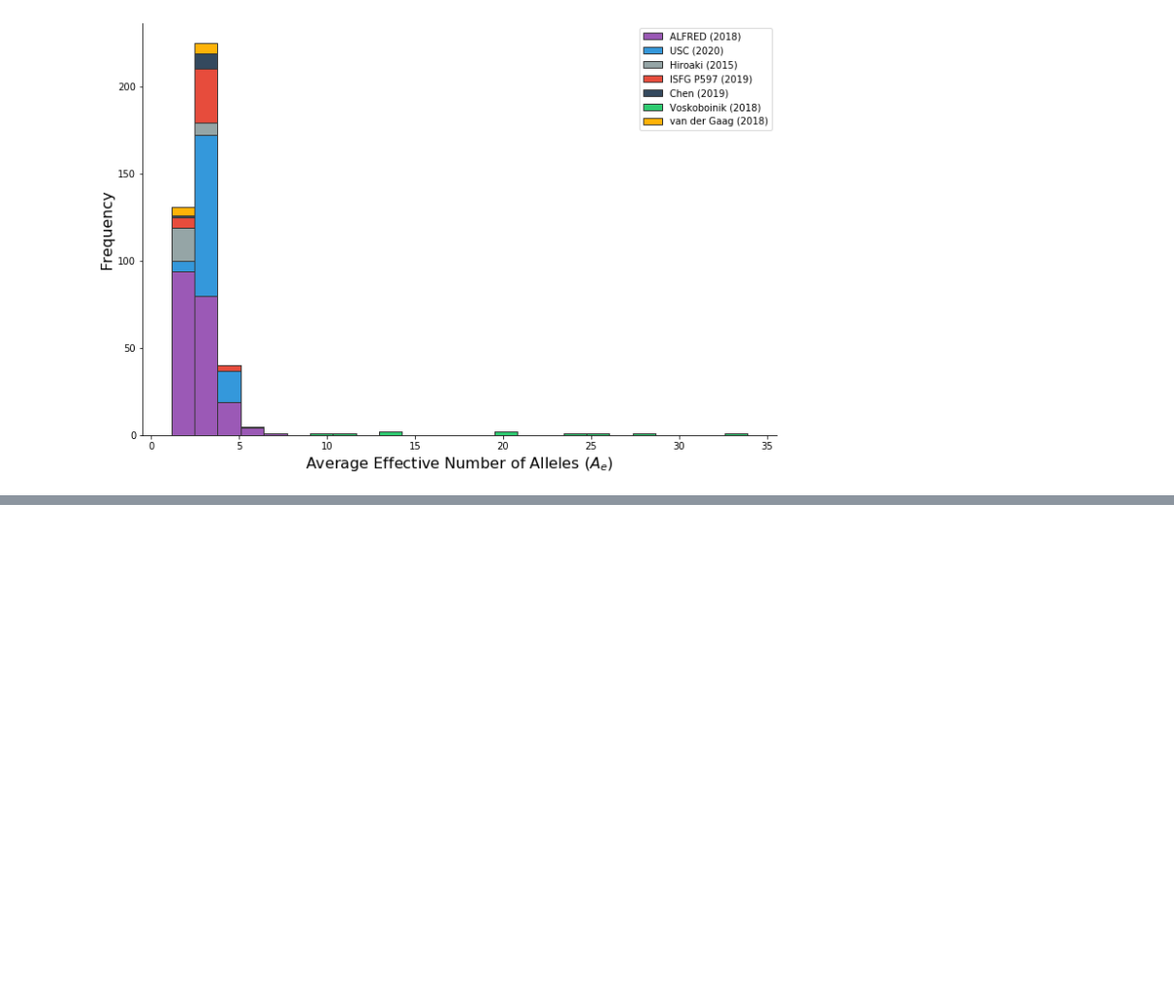
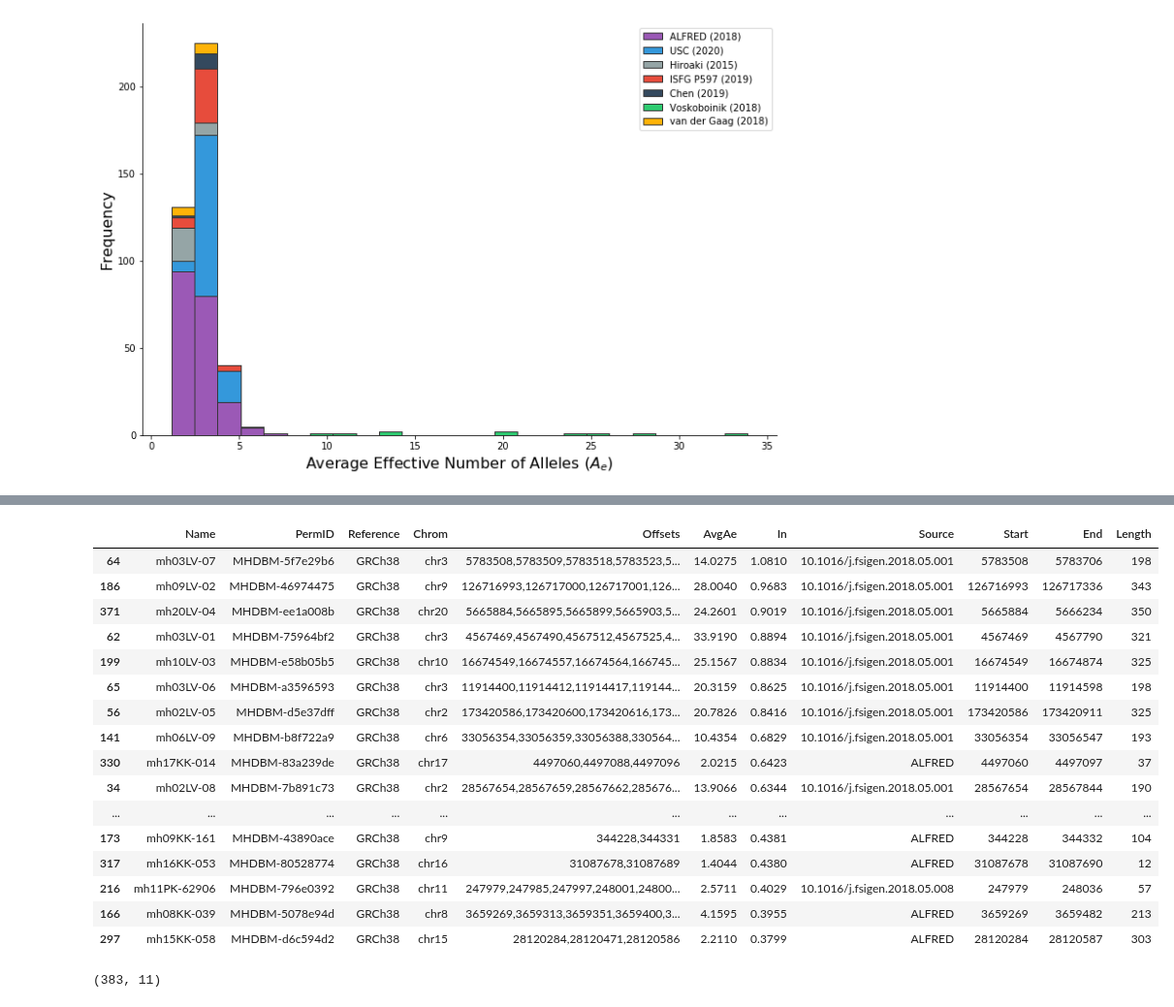
Before and after one commit to bioforensics/MicroHapDB, a Jupyter notebook: notebooks/marker-attributes.ipynb, the cells around one changed output, grey strips where cells are left out. Shown at 97% size. Cells and saved outputs as stored; diff of their text form; code cells hidden in the pictures; blank space fills up the shorter version.

```diff
--- a/notebooks/marker-attributes.ipynb
+++ b/notebooks/marker-attributes.ipynb
@@ -316,0 +411,24 @@ fig.savefig('mh-ae.pdf')
+# %%
+m.sort_values('In', ascending=False).head(20)
+# %% [output]
+|  | Name | PermID | Reference | Chrom | Offsets | AvgAe | In | Source | Start | End | Length |
+| 64 | mh03LV-07 | MHDBM-5f7e29b6 | GRCh38 | chr3 | 5783508,5783509,5783518,5783523,5... | 14.0275 | 1.0810 | 10.1016/j.fsigen.2018.05.001 | 5783508 | 5783706 | 198 |
+| 186 | mh09LV-02 | MHDBM-46974475 | GRCh38 | chr9 | 126716993,126717000,126717001,126... | 28.0040 | 0.9683 | 10.1016/j.fsigen.2018.05.001 | 126716993 | 126717336 | 343 |
+| 371 | mh20LV-04 | MHDBM-ee1a008b | GRCh38 | chr20 | 5665884,5665895,5665899,5665903,5... | 24.2601 | 0.9019 | 10.1016/j.fsigen.2018.05.001 | 5665884 | 5666234 | 350 |
+| 62 | mh03LV-01 | MHDBM-75964bf2 | GRCh38 | chr3 | 4567469,4567490,4567512,4567525,4... | 33.9190 | 0.8894 | 10.1016/j.fsigen.2018.05.001 | 4567469 | 4567790 | 321 |
+| 199 | mh10LV-03 | MHDBM-e58b05b5 | GRCh38 | chr10 | 16674549,16674557,16674564,166745... | 25.1567 | 0.8834 | 10.1016/j.fsigen.2018.05.001 | 16674549 | 16674874 | 325 |
+| 65 | mh03LV-06 | MHDBM-a3596593 | GRCh38 | chr3 | 11914400,11914412,11914417,119144... | 20.3159 | 0.8625 | 10.1016/j.fsigen.2018.05.001 | 11914400 | 11914598 | 198 |
+| 56 | mh02LV-05 | MHDBM-d5e37dff | GRCh38 | chr2 | 173420586,173420600,173420616,173... | 20.7826 | 0.8416 | 10.1016/j.fsigen.2018.05.001 | 173420586 | 173420911 | 325 |
+| 141 | mh06LV-09 | MHDBM-b8f722a9 | GRCh38 | chr6 | 33056354,33056359,33056388,330564... | 10.4354 | 0.6829 | 10.1016/j.fsigen.2018.05.001 | 33056354 | 33056547 | 193 |
+| 330 | mh17KK-014 | MHDBM-83a239de | GRCh38 | chr17 | 4497060,4497088,4497096 | 2.0215 | 0.6423 | ALFRED | 4497060 | 4497097 | 37 |
+| 34 | mh02LV-08 | MHDBM-7b891c73 | GRCh38 | chr2 | 28567654,28567659,28567662,285676... | 13.9066 | 0.6344 | 10.1016/j.fsigen.2018.05.001 | 28567654 | 28567844 | 190 |
+| ... | ... | ... | ... | ... | ... | ... | ... | ... | ... | ... | ... |
+| 173 | mh09KK-161 | MHDBM-43890ace | GRCh38 | chr9 | 344228,344331 | 1.8583 | 0.4381 | ALFRED | 344228 | 344332 | 104 |
+| 317 | mh16KK-053 | MHDBM-80528774 | GRCh38 | chr16 | 31087678,31087689 | 1.4044 | 0.4380 | ALFRED | 31087678 | 31087690 | 12 |
+| 216 | mh11PK-62906 | MHDBM-796e0392 | GRCh38 | chr11 | 247979,247985,247997,248001,24800... | 2.5711 | 0.4029 | 10.1016/j.fsigen.2018.05.008 | 247979 | 248036 | 57 |
+| 166 | mh08KK-039 | MHDBM-5078e94d | GRCh38 | chr8 | 3659269,3659313,3659351,3659400,3... | 4.1595 | 0.3955 | ALFRED | 3659269 | 3659482 | 213 |
+| 297 | mh15KK-058 | MHDBM-d6c594d2 | GRCh38 | chr15 | 28120284,28120471,28120586 | 2.2110 | 0.3799 | ALFRED | 28120284 | 28120587 | 303 |
+# %%
+m[(m.AvgAe > 1.5) & (m.AvgAe < 5.0)].shape
+# %% [output]
+(383, 11)
```
Also changed, not shown: parts of 20 cells of this notebook, 7 other files.
